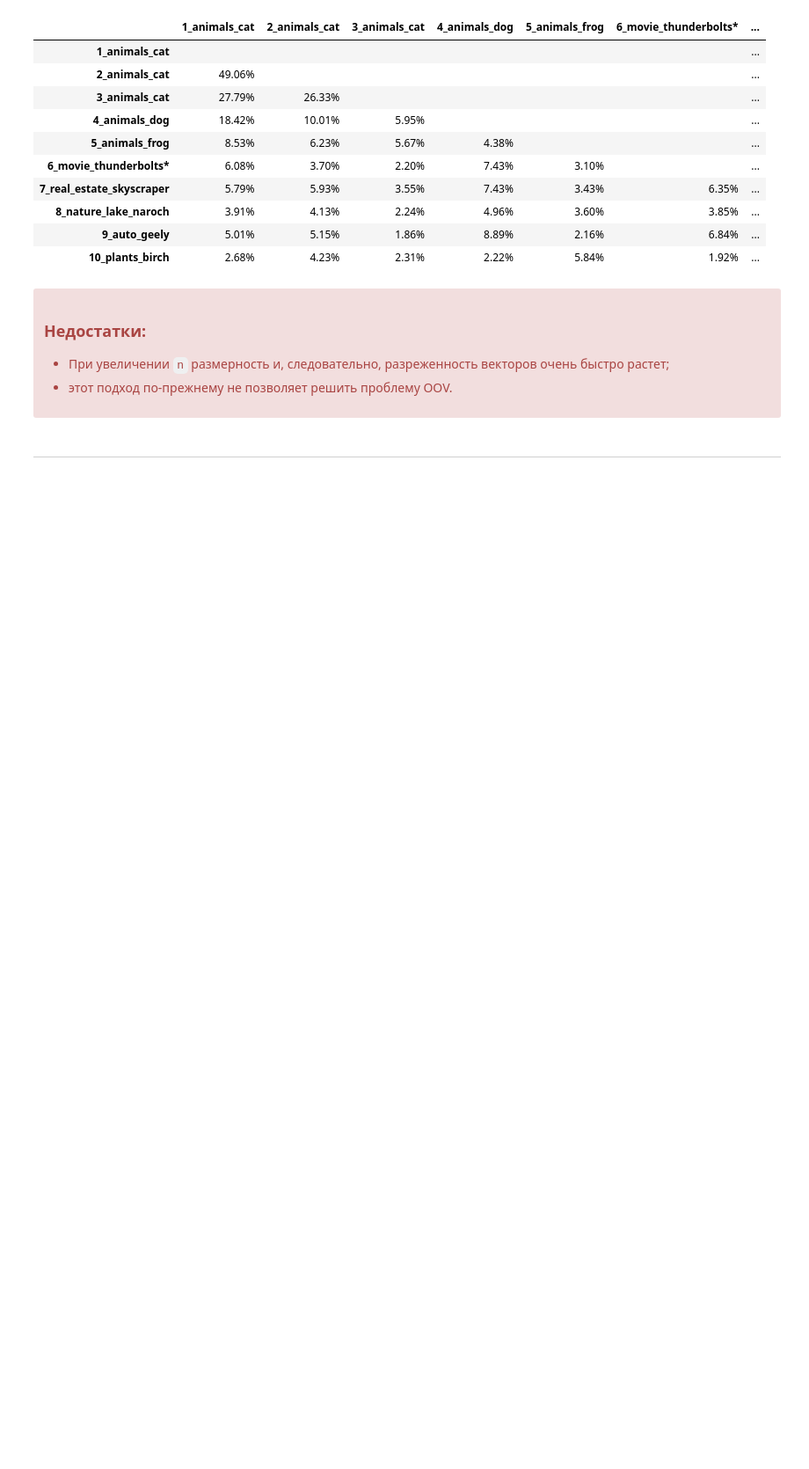
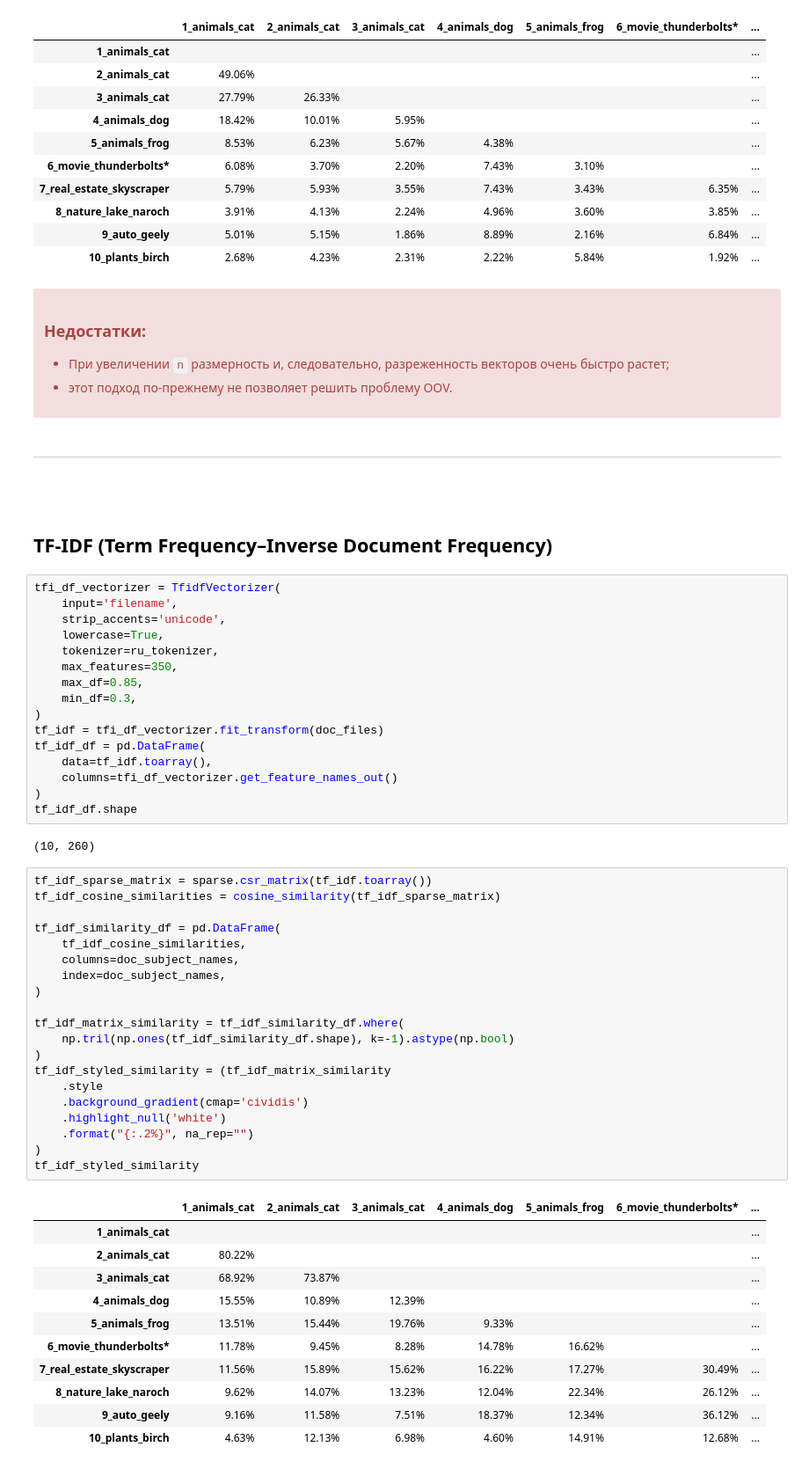
Before and after one commit to dmt-zh/nlp, a Jupyter notebook: Text Representation.ipynb, the cells around one changed output. Shown at 88% size. Drawn from its saved outputs; the diff is of its cells as text; blank space fills up the shorter version.

```diff
--- a/Text Representation.ipynb
+++ b/Text Representation.ipynb
@@ -716,3 +719,55 @@ bon_styled_similarity
 # %% [markdown]
 <hr>
 <br>
+# %% [markdown]
+## TF-IDF (Term Frequency–Inverse Document Frequency)
+# %%
+tfi_df_vectorizer = TfidfVectorizer(
+    input='filename',
+    strip_accents='unicode',
+    lowercase=True,
+    tokenizer=ru_tokenizer,
+    max_features=350,
+    max_df=0.85,
+    min_df=0.3,
+)
+tf_idf = tfi_df_vectorizer.fit_transform(doc_files)
+tf_idf_df = pd.DataFrame(
+    data=tf_idf.toarray(),
+    columns=tfi_df_vectorizer.get_feature_names_out()
+)
+tf_idf_df.shape
+# %% [output]
+(10, 260)
+# %%
+tf_idf_sparse_matrix = sparse.csr_matrix(tf_idf.toarray())
+tf_idf_cosine_similarities = cosine_similarity(tf_idf_sparse_matrix)
+
+tf_idf_similarity_df = pd.DataFrame(
+    tf_idf_cosine_similarities,
+    columns=doc_subject_names,
+    index=doc_subject_names,
+)
+
+tf_idf_matrix_similarity = tf_idf_similarity_df.where(
+    np.tril(np.ones(tf_idf_similarity_df.shape), k=-1).astype(np.bool)
+)
+tf_idf_styled_similarity = (tf_idf_matrix_similarity
+    .style
+    .background_gradient(cmap='cividis')
+    .highlight_null('white')
+    .format("{:.2%}", na_rep="")
+)
+tf_idf_styled_similarity
+# %% [output]
+|  | 1_animals_cat | 2_animals_cat | 3_animals_cat | 4_animals_dog | 5_animals_frog | 6_movie_thunderbolts* | ... |
+| 1_animals_cat |  |  |  |  |  |  | ... |
+| 2_animals_cat | 80.22% |  |  |  |  |  | ... |
+| 3_animals_cat | 68.92% | 73.87% |  |  |  |  | ... |
+| 4_animals_dog | 15.55% | 10.89% | 12.39% |  |  |  | ... |
+| 5_animals_frog | 13.51% | 15.44% | 19.76% | 9.33% |  |  | ... |
+| 6_movie_thunderbolts* | 11.78% | 9.45% | 8.28% | 14.78% | 16.62% |  | ... |
+| 7_real_estate_skyscraper | 11.56% | 15.89% | 15.62% | 16.22% | 17.27% | 30.49% | ... |
+| 8_nature_lake_naroch | 9.62% | 14.07% | 13.23% | 12.04% | 22.34% | 26.12% | ... |
+| 9_auto_geely | 9.16% | 11.58% | 7.51% | 18.37% | 12.34% | 36.12% | ... |
+| 10_plants_birch | 4.63% | 12.13% | 6.98% | 4.60% | 14.91% | 12.68% | ... |
```
Also changed, not shown: parts of 5 cells of this notebook.
